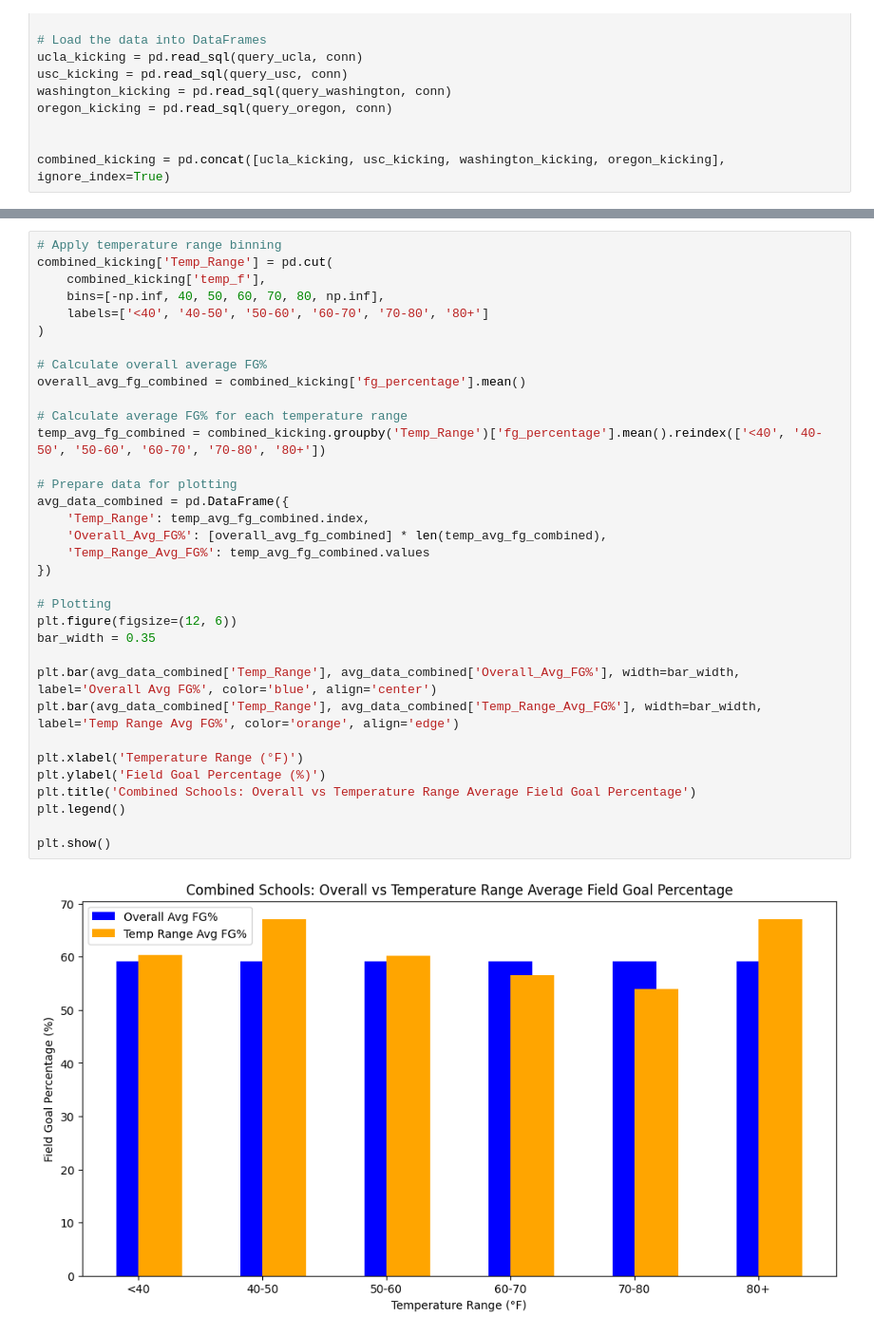
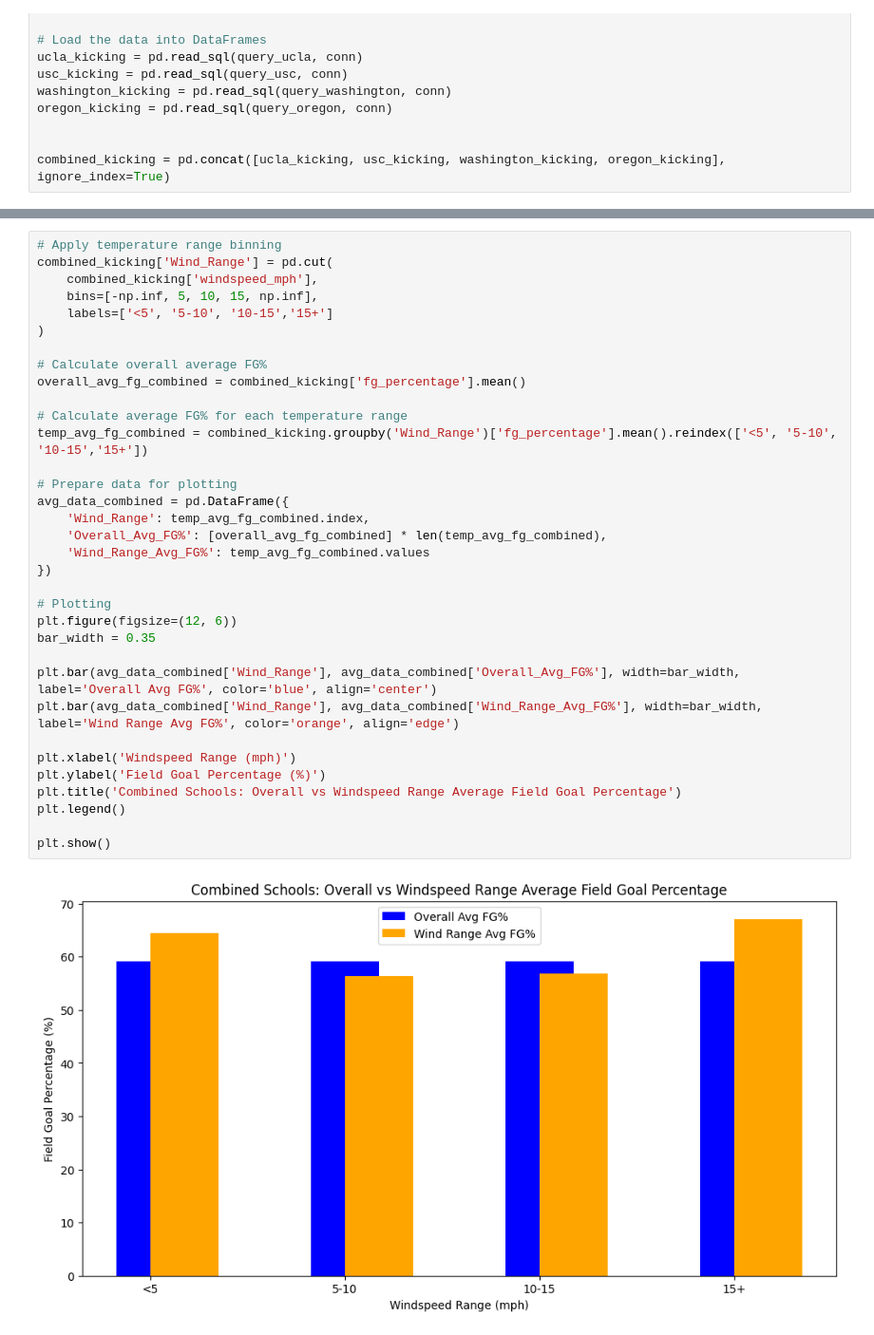
Before and after one commit to bgwarren1/BSA-BIG10, a Jupyter notebook: notebooks/Kicking_Analysis/Temperature/all4_kicking_temp.ipynb, the cells around one changed output, grey strips where cells are left out. Shown: that part at 95% size. Cells and saved outputs as stored; diff of their text form.

```diff
--- a/notebooks/Kicking_Analysis/Temperature/all4_kicking_temp.ipynb
+++ b/notebooks/Kicking_Analysis/Temperature/all4_kicking_temp.ipynb
@@ -53,36 +143,36 @@ combined_kicking = pd.concat([ucla_kicking, usc_kicking, washington_kicking, ore
 # %%
 # Apply temperature range binning
-combined_kicking['Temp_Range'] = pd.cut(
-    combined_kicking['temp_f'],
-    bins=[-np.inf, 40, 50, 60, 70, 80, np.inf],
-    labels=['<40', '40-50', '50-60', '60-70', '70-80', '80+']
+combined_kicking['Wind_Range'] = pd.cut(
+    combined_kicking['windspeed_mph'],
+    bins=[-np.inf, 5, 10, 15, np.inf],
+    labels=['<5', '5-10', '10-15','15+']
 )
 
 # Calculate overall average FG%
 overall_avg_fg_combined = combined_kicking['fg_percentage'].mean()
 
 # Calculate average FG% for each temperature range
-temp_avg_fg_combined = combined_kicking.groupby('Temp_Range')['fg_percentage'].mean().reindex(['<40', '40-50', '50-60', '60-70', '70-80', '80+'])
+temp_avg_fg_combined = combined_kicking.groupby('Wind_Range')['fg_percentage'].mean().reindex(['<5', '5-10', '10-15','15+'])
 
 # Prepare data for plotting
 avg_data_combined = pd.DataFrame({
-    'Temp_Range': temp_avg_fg_combined.index,
+    'Wind_Range': temp_avg_fg_combined.index,
     'Overall_Avg_FG%': [overall_avg_fg_combined] * len(temp_avg_fg_combined),
-    'Temp_Range_Avg_FG%': temp_avg_fg_combined.values
+    'Wind_Range_Avg_FG%': temp_avg_fg_combined.values
 })
 
 # Plotting
 plt.figure(figsize=(12, 6))
 bar_width = 0.35
 
-plt.bar(avg_data_combined['Temp_Range'], avg_data_combined['Overall_Avg_FG%'], width=bar_width, label='Overall Avg FG%', color='blue', align='center')
-plt.bar(avg_data_combined['Temp_Range'], avg_data_combined['Temp_Range_Avg_FG%'], width=bar_width, label='Temp Range Avg FG%', color='orange', align='edge')
+plt.bar(avg_data_combined['Wind_Range'], avg_data_combined['Overall_Avg_FG%'], width=bar_width, label='Overall Avg FG%', color='blue', align='center')
+plt.bar(avg_data_combined['Wind_Range'], avg_data_combined['Wind_Range_Avg_FG%'], width=bar_width, label='Wind Range Avg FG%', color='orange', align='edge')
 
-plt.xlabel('Temperature Range (°F)')
+plt.xlabel('Windspeed Range (mph)')
 plt.ylabel('Field Goal Percentage (%)')
-plt.title('Combined Schools: Overall vs Temperature Range Average Field Goal Percentage')
+plt.title('Combined Schools: Overall vs Windspeed Range Average Field Goal Percentage')
 plt.legend()
 
 plt.show()
 # %% [output]
-[figure, old version]
+[figure, new version]
```
Also changed, not shown: parts of 1 cell of this notebook.
